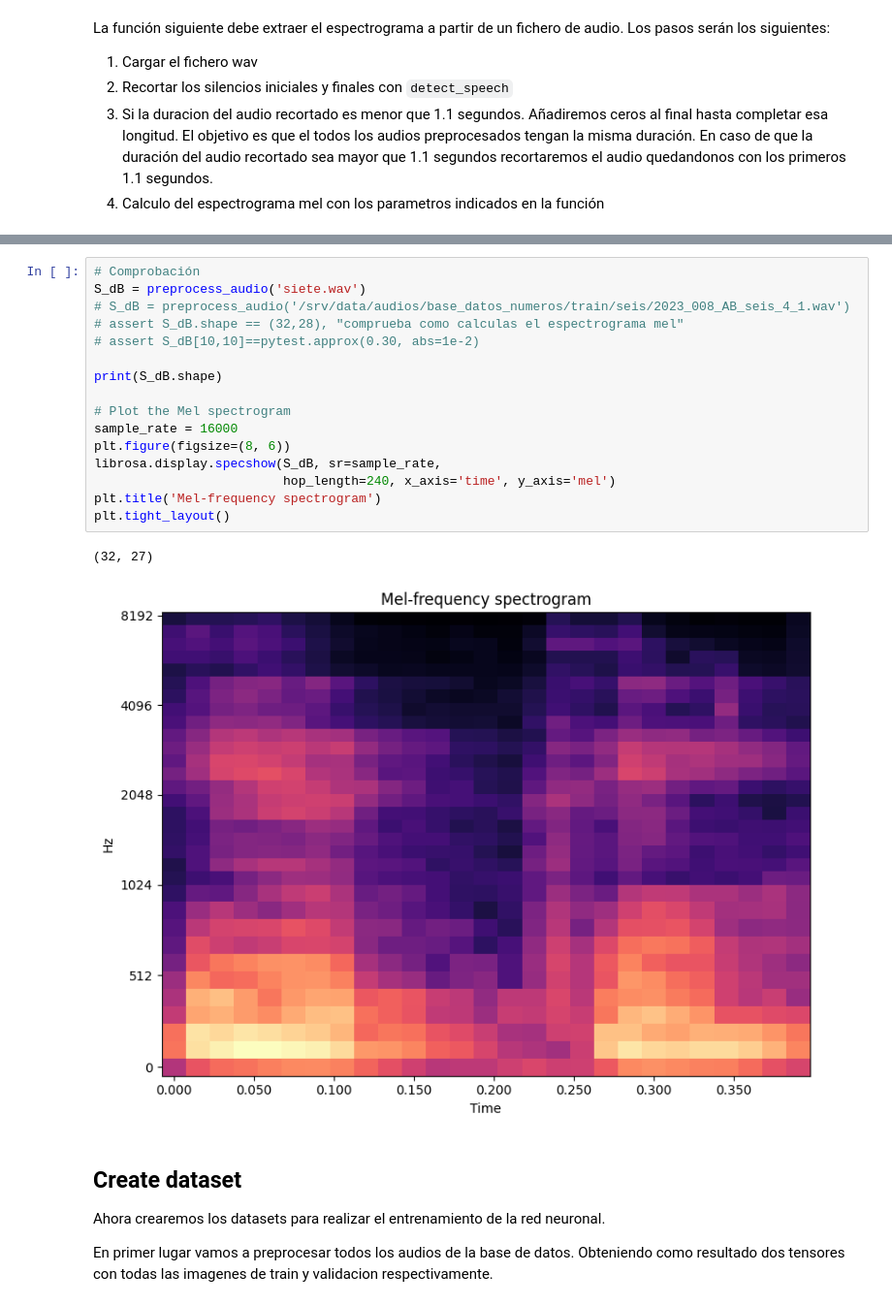
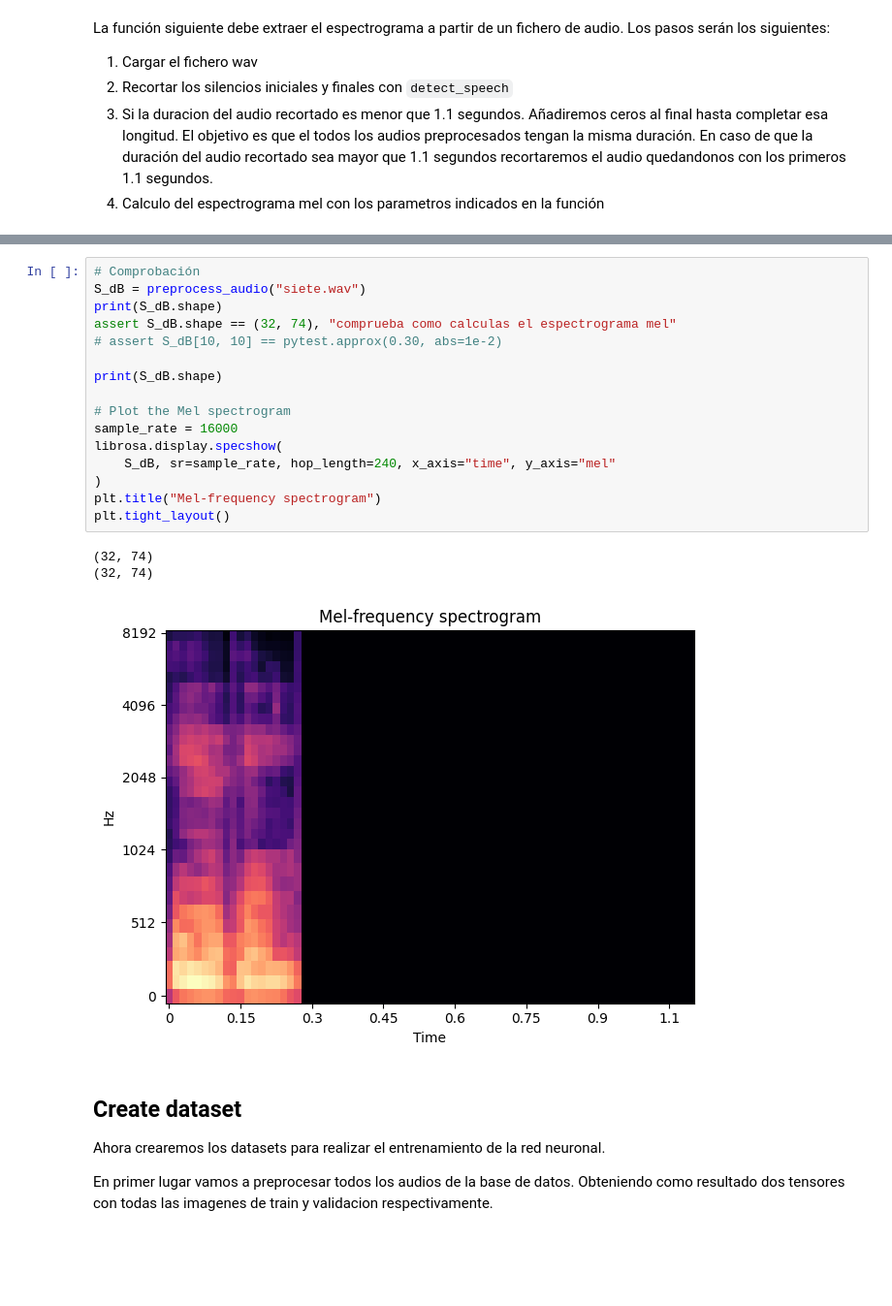
Before and after one commit to oscarjibou/University_projects, a Jupyter notebook: TDS/P6/practica6.ipynb, the cells around one changed output, grey strips where cells are left out. Shown at 97% size. Saved outputs shown, nothing was run; the diff lists cells and outputs as text; blank space fills up the shorter version.

```diff
--- a/TDS/P6/practica6.ipynb
+++ b/TDS/P6/practica6.ipynb
@@ -118,23 +146,24 @@ def preprocess_audio(filename):
     return S_dB
 # %%
 # Comprobación
-S_dB = preprocess_audio('siete.wav')
-# S_dB = preprocess_audio('/srv/data/audios/base_datos_numeros/train/seis/2023_008_AB_seis_4_1.wav')
-# assert S_dB.shape == (32,28), "comprueba como calculas el espectrograma mel"
-# assert S_dB[10,10]==pytest.approx(0.30, abs=1e-2)
+S_dB = preprocess_audio("siete.wav")
+print(S_dB.shape)
+assert S_dB.shape == (32, 74), "comprueba como calculas el espectrograma mel"
+# assert S_dB[10, 10] == pytest.approx(0.30, abs=1e-2)
 
 print(S_dB.shape)
 
 # Plot the Mel spectrogram
 sample_rate = 16000
-plt.figure(figsize=(8, 6))
-librosa.display.specshow(S_dB, sr=sample_rate,
-                         hop_length=240, x_axis='time', y_axis='mel')
-plt.title('Mel-frequency spectrogram')
+librosa.display.specshow(
+    S_dB, sr=sample_rate, hop_length=240, x_axis="time", y_axis="mel"
+)
+plt.title("Mel-frequency spectrogram")
 plt.tight_layout()
 # %% [output]
-(32, 27)
+(32, 74)
+(32, 74)
-[figure, old version]
+[figure, new version]
 # %% [markdown]
 ## Create dataset
 
```
Also changed, not shown: parts of 18 cells of this notebook, 1 other file.
